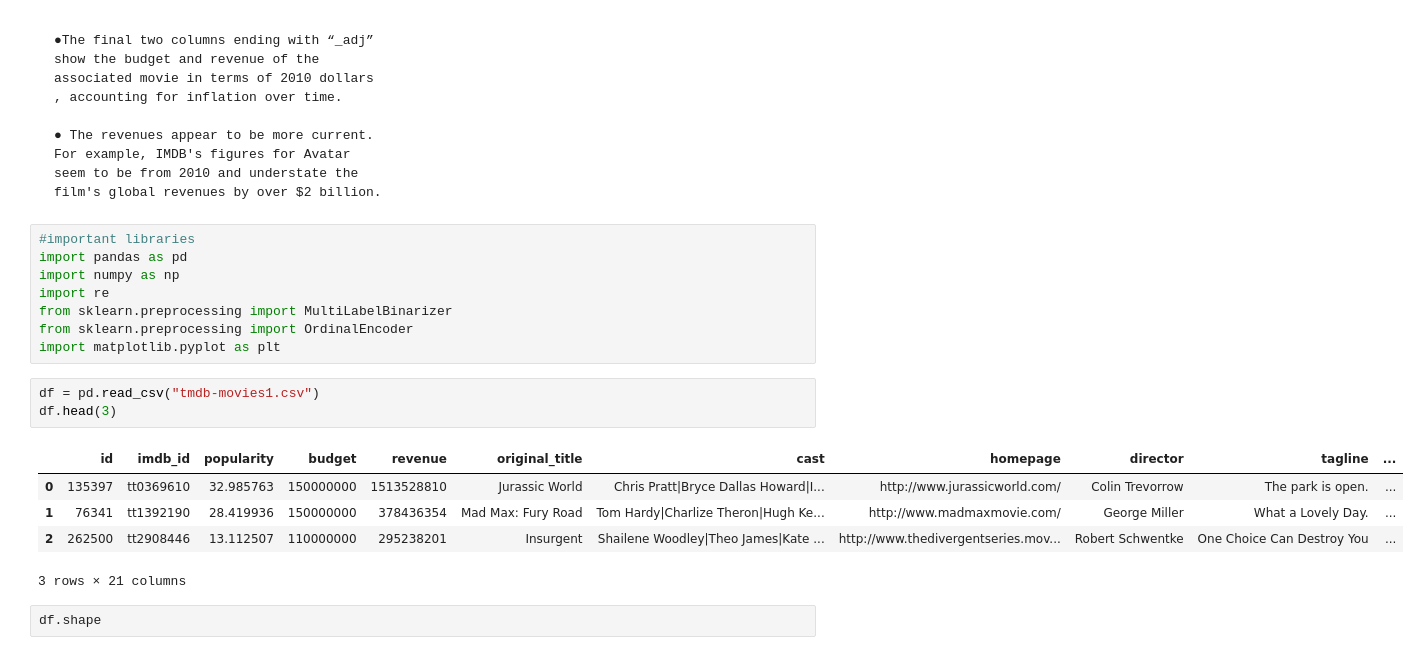
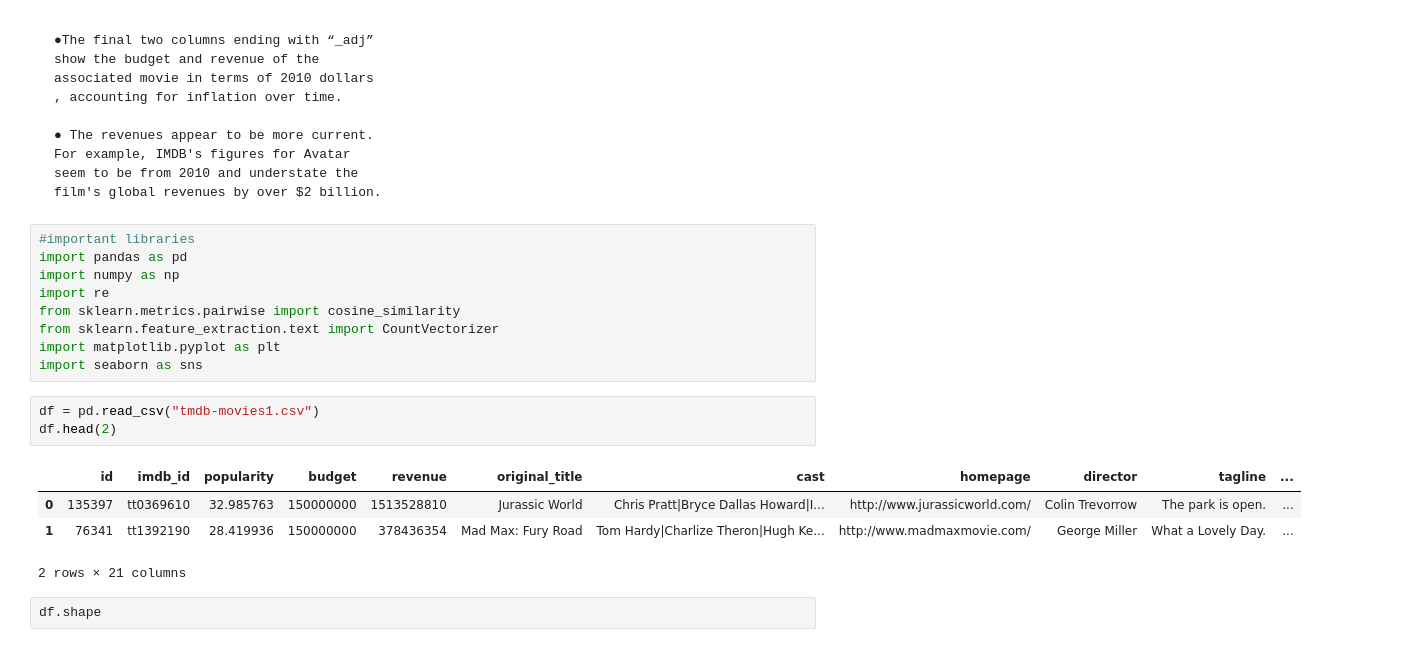
Before and after one commit to MohamedELfeky44/Movie-Recommendation-System, a Jupyter notebook: Project.ipynb, the cells around one changed output. Cells and saved outputs as stored; diff of their text form.

```diff
--- a/Project.ipynb
+++ b/Project.ipynb
@@ -29,18 +29,18 @@ In this notebook i will try to implement recommendation algorithm (content based
 import pandas as pd
 import numpy as np
 import re
-from sklearn.preprocessing import MultiLabelBinarizer
-from sklearn.preprocessing import OrdinalEncoder
+from sklearn.metrics.pairwise import cosine_similarity
+from sklearn.feature_extraction.text import CountVectorizer
 import matplotlib.pyplot as plt
+import seaborn as sns
 # %%
 df = pd.read_csv("tmdb-movies1.csv")
-df.head(3)
+df.head(2)
 # %% [output]
 |  | id | imdb_id | popularity | budget | revenue | original_title | cast | homepage | director | tagline | ... |
 | 0 | 135397 | tt0369610 | 32.985763 | 150000000 | 1513528810 | Jurassic World | Chris Pratt|Bryce Dallas Howard|I... | http://www.jurassicworld.com/ | Colin Trevorrow | The park is open. | ... |
 | 1 | 76341 | tt1392190 | 28.419936 | 150000000 | 378436354 | Mad Max: Fury Road | Tom Hardy|Charlize Theron|Hugh Ke... | http://www.madmaxmovie.com/ | George Miller | What a Lovely Day. | ... |
-| 2 | 262500 | tt2908446 | 13.112507 | 110000000 | 295238201 | Insurgent | Shailene Woodley|Theo James|Kate ... | http://www.thedivergentseries.mov... | Robert Schwentke | One Choice Can Destroy You | ... |
-3 rows × 21 columns
+2 rows × 21 columns
 # %%
 df.shape
 # %% [output]
```
Also changed, not shown: parts of 57 cells of this notebook.
